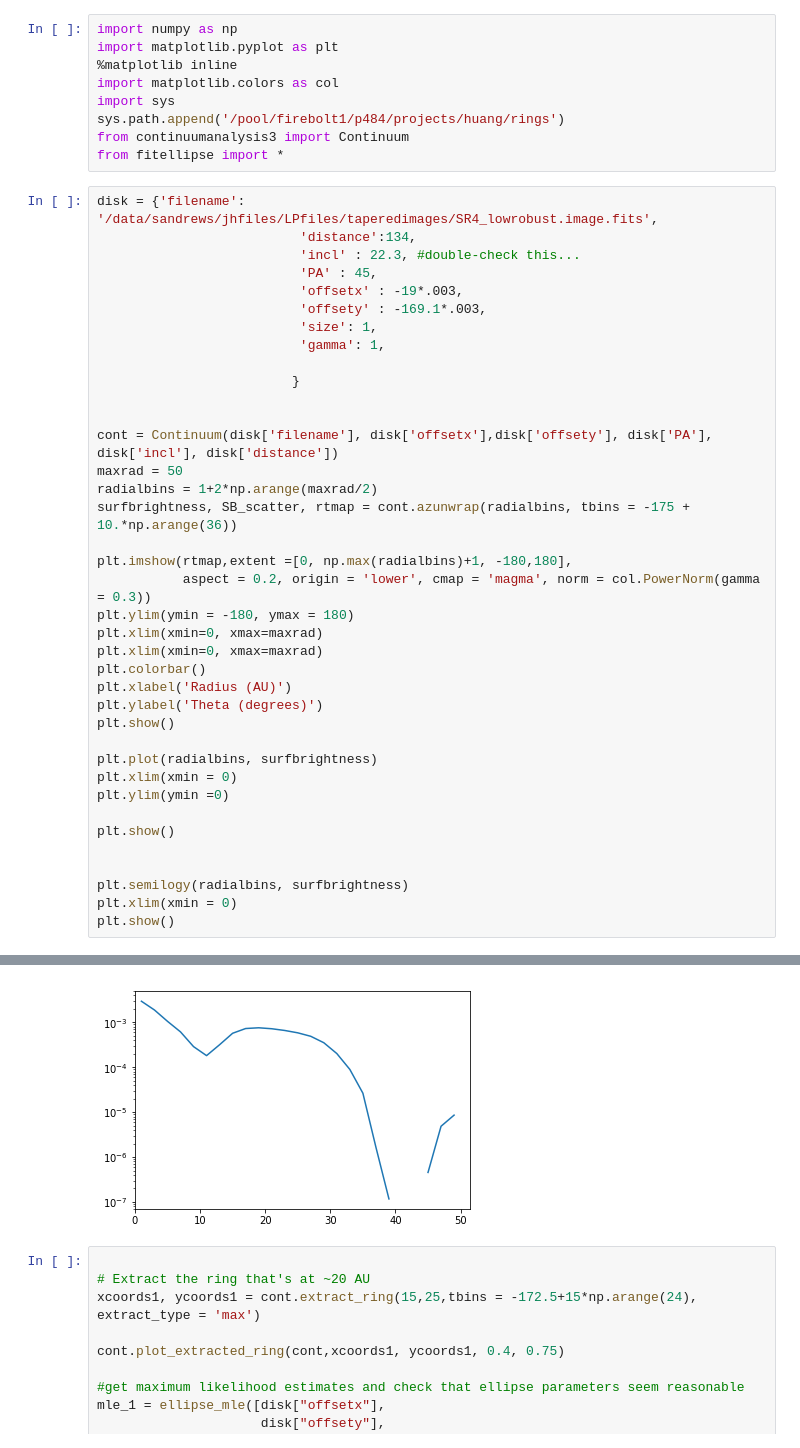
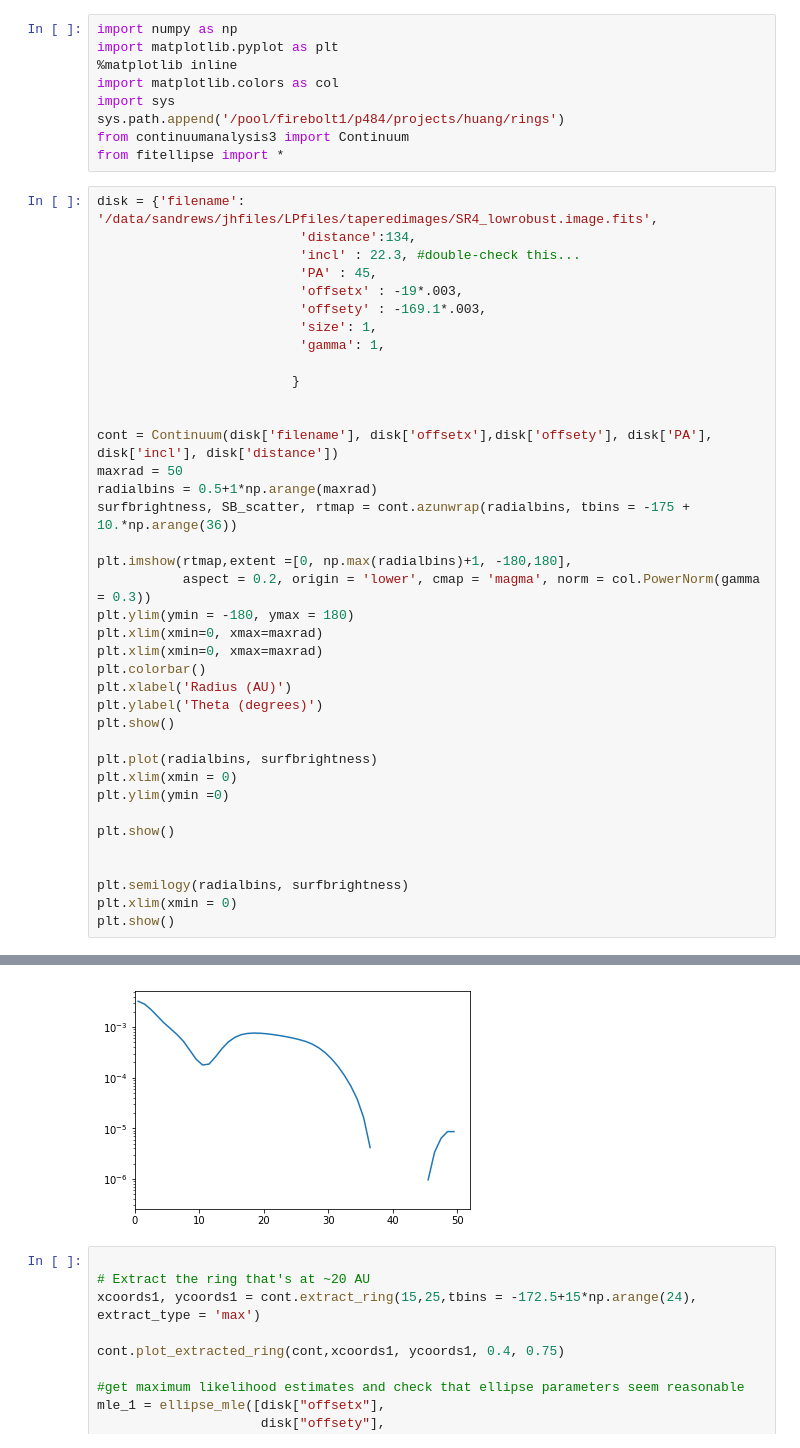
Before and after one commit to seanandrews/p484, a Jupyter notebook: projects/huang/rings/SR4ellipsefit.ipynb, the cells around one changed output, grey strips where cells are left out. Drawn from its saved outputs; the diff is of its cells as text.

```diff
--- a/projects/huang/rings/SR4ellipsefit.ipynb
+++ b/projects/huang/rings/SR4ellipsefit.ipynb
@@ -22,7 +22,7 @@ disk = {'filename': '/data/sandrews/jhfiles/LPfiles/taperedimages/SR4_lowrobust.
 
 cont = Continuum(disk['filename'], disk['offsetx'],disk['offsety'], disk['PA'], disk['incl'], disk['distance'])
 maxrad = 50
-radialbins = 1+2*np.arange(maxrad/2)
+radialbins = 0.5+1*np.arange(maxrad)
 surfbrightness, SB_scatter, rtmap = cont.azunwrap(radialbins, tbins = -175 + 10.*np.arange(36))
 
 plt.imshow(rtmap,extent =[0, np.max(radialbins)+1, -180,180],
@@ -51,4 +51,4 @@ plt.show()
-[figure, old version]
+[figure, new version]
 # %%
 
 # Extract the ring that's at ~20 AU
```
Also changed, not shown: parts of 5 cells of this notebook, 3 other files.
